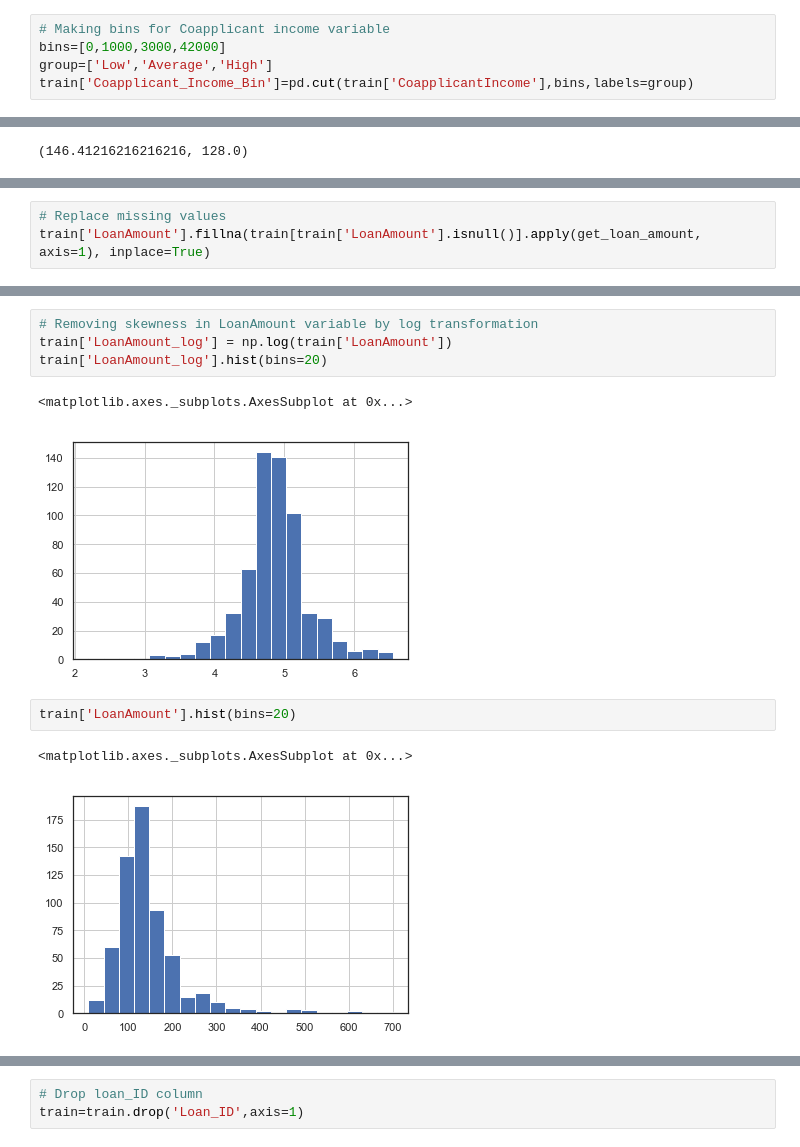
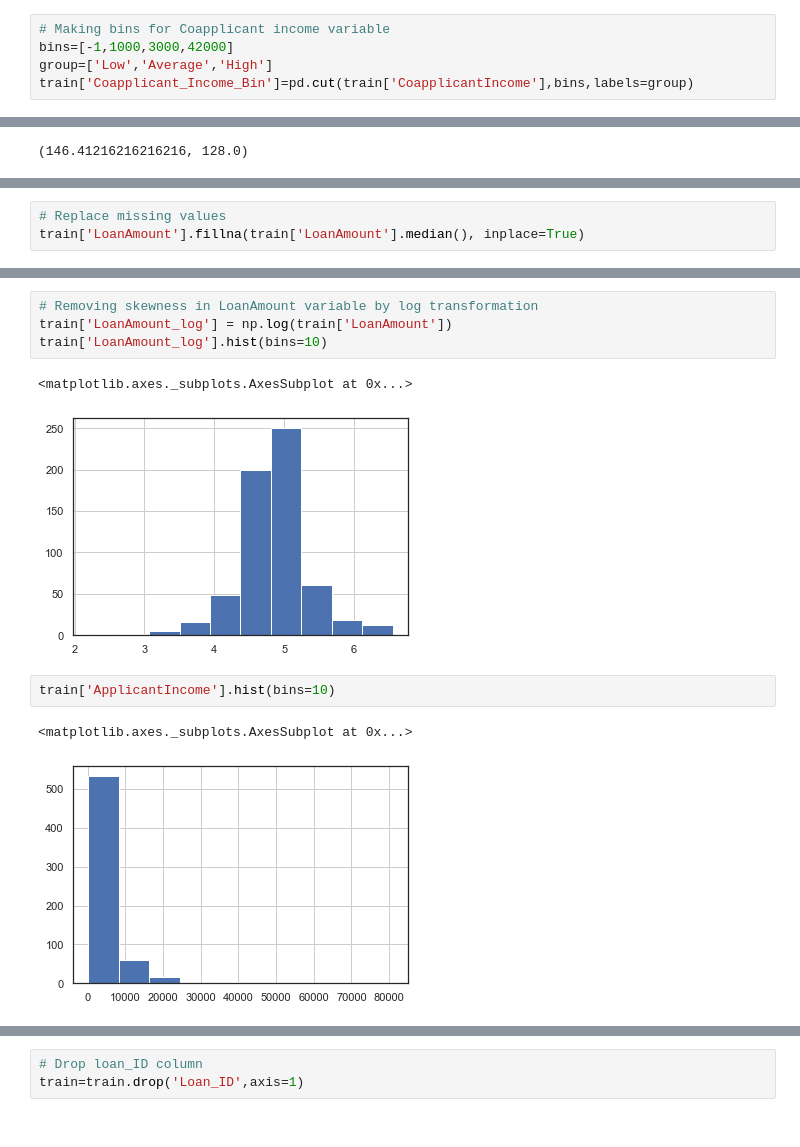
Before and after one commit to srikanthpragada/DS_16_AUG_2019, a Jupyter notebook: loan/loan_prediction.ipynb, the cells around one changed output, grey strips where cells are left out. Saved outputs shown, nothing was run; the diff lists cells and outputs as text.

```diff
--- a/loan/loan_prediction.ipynb
+++ b/loan/loan_prediction.ipynb
@@ -409,5 +409,5 @@ sns.catplot(x="Income_Bin",y="Count", hue="Loan_Status", data=d, kind="bar")
 # %%
 # Making bins for Coapplicant income variable
-bins=[0,1000,3000,42000]
+bins=[-1,1000,3000,42000]
 group=['Low','Average','High']
 train['Coapplicant_Income_Bin']=pd.cut(train['CoapplicantIncome'],bins,labels=group)
@@ -574,6 +581,6 @@ def get_loan_amount(x):
 # %%
 # Replace missing values
-train['LoanAmount'].fillna(train[train['LoanAmount'].isnull()].apply(get_loan_amount, axis=1), inplace=True)
+train['LoanAmount'].fillna(train['LoanAmount'].median(), inplace=True)
 # %%
 train.isnull().sum()
 # %% [output]
@@ -594,12 +606,12 @@ dtype: int64
 # %%
 # Removing skewness in LoanAmount variable by log transformation
 train['LoanAmount_log'] = np.log(train['LoanAmount'])
-train['LoanAmount_log'].hist(bins=20)
+train['LoanAmount_log'].hist(bins=10)
 # %% [output]
 <matplotlib.axes._subplots.AxesSubplot at 0x...>
-[figure, old version]
+[figure, new version]
 # %%
-train['LoanAmount'].hist(bins=20)
+train['ApplicantIncome'].hist(bins=10)
 # %% [output]
 <matplotlib.axes._subplots.AxesSubplot at 0x...>
-[figure, old version]
+[figure, new version]
```
Also changed, not shown: parts of 30 cells of this notebook, 1 other file.
